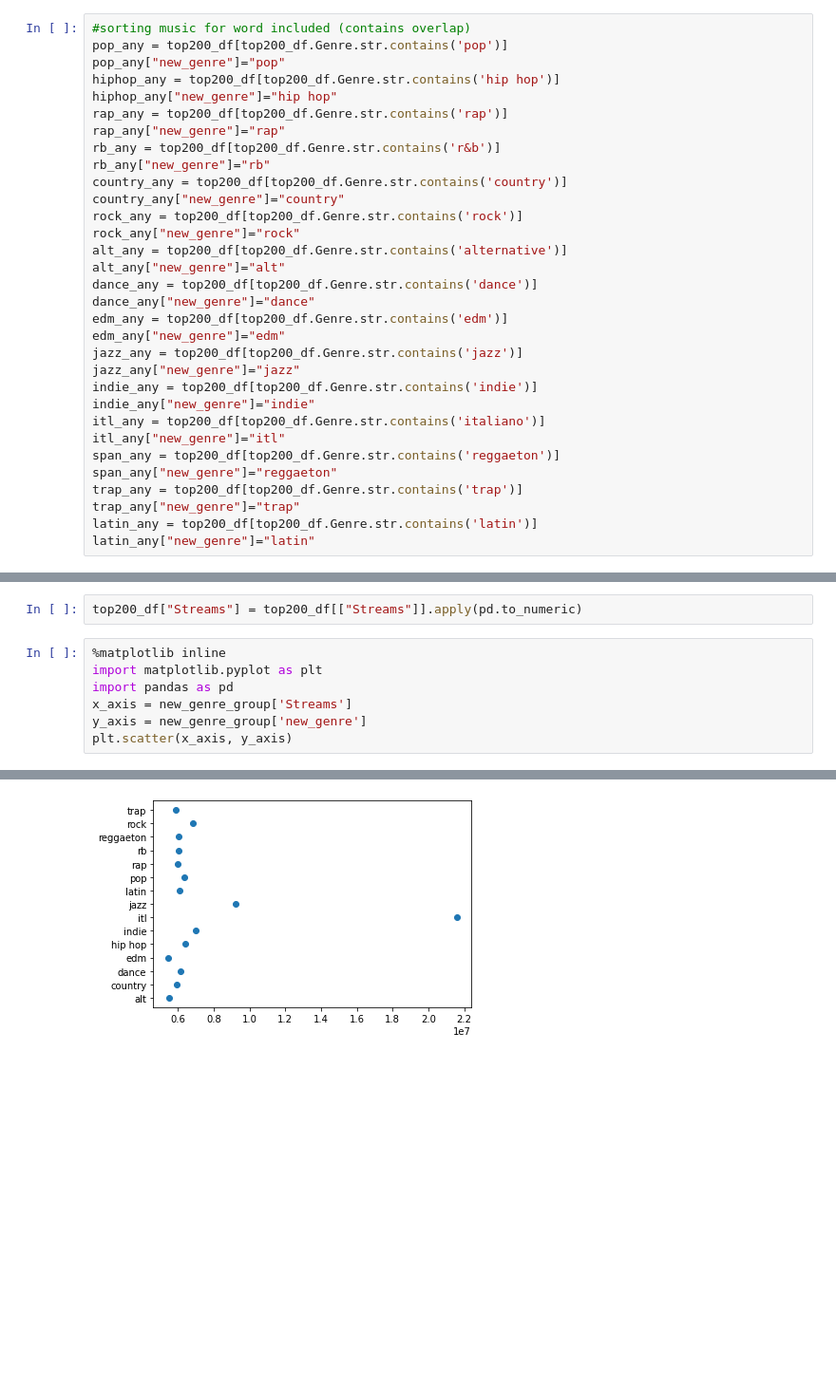
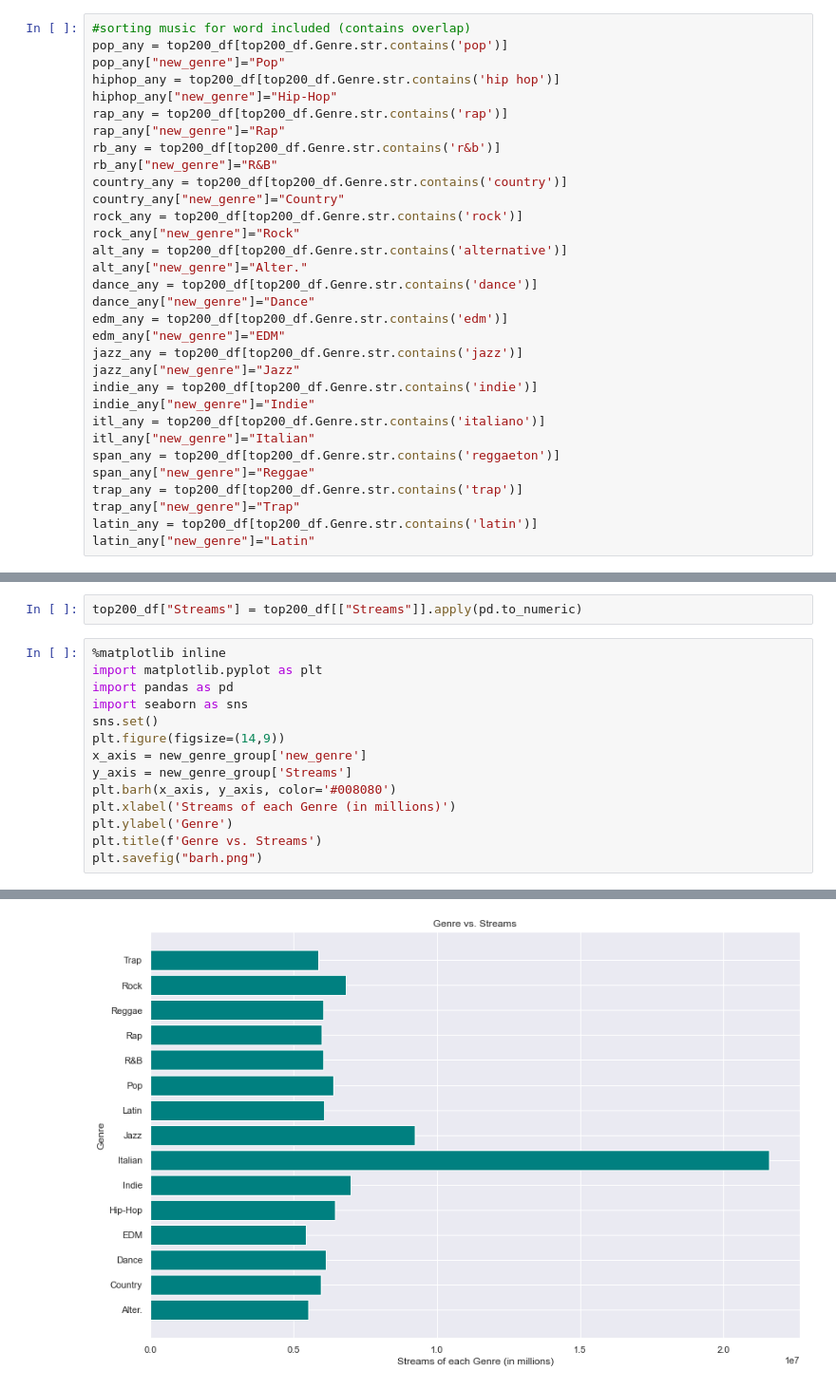
Before and after one commit to saharthejamal/project_one, a Jupyter notebook: sahar_code.ipynb, the cells around one changed output, grey strips where cells are left out. Shown at 95% size. Cells and saved outputs as stored; diff of their text form; blank space fills up the shorter version.

```diff
--- a/sahar_code.ipynb
+++ b/sahar_code.ipynb
@@ -30,35 +31,35 @@ top200_df.Genre = top200_df.Genre.str.replace("\'", "")
 # %%
 #sorting music for word included (contains overlap)
 pop_any = top200_df[top200_df.Genre.str.contains('pop')]
-pop_any["new_genre"]="pop"
+pop_any["new_genre"]="Pop"
 hiphop_any = top200_df[top200_df.Genre.str.contains('hip hop')]
-hiphop_any["new_genre"]="hip hop"
+hiphop_any["new_genre"]="Hip-Hop"
 rap_any = top200_df[top200_df.Genre.str.contains('rap')]
-rap_any["new_genre"]="rap"
+rap_any["new_genre"]="Rap"
 rb_any = top200_df[top200_df.Genre.str.contains('r&b')]
-rb_any["new_genre"]="rb"
+rb_any["new_genre"]="R&B"
 country_any = top200_df[top200_df.Genre.str.contains('country')]
-country_any["new_genre"]="country"
+country_any["new_genre"]="Country"
 rock_any = top200_df[top200_df.Genre.str.contains('rock')]
-rock_any["new_genre"]="rock"
+rock_any["new_genre"]="Rock"
 alt_any = top200_df[top200_df.Genre.str.contains('alternative')]
-alt_any["new_genre"]="alt"
+alt_any["new_genre"]="Alter."
 dance_any = top200_df[top200_df.Genre.str.contains('dance')]
-dance_any["new_genre"]="dance"
+dance_any["new_genre"]="Dance"
 edm_any = top200_df[top200_df.Genre.str.contains('edm')]
-edm_any["new_genre"]="edm"
+edm_any["new_genre"]="EDM"
 jazz_any = top200_df[top200_df.Genre.str.contains('jazz')]
-jazz_any["new_genre"]="jazz"
+jazz_any["new_genre"]="Jazz"
 indie_any = top200_df[top200_df.Genre.str.contains('indie')]
-indie_any["new_genre"]="indie"
+indie_any["new_genre"]="Indie"
 itl_any = top200_df[top200_df.Genre.str.contains('italiano')]
-itl_any["new_genre"]="itl"
+itl_any["new_genre"]="Italian"
 span_any = top200_df[top200_df.Genre.str.contains('reggaeton')]
-span_any["new_genre"]="reggaeton"
+span_any["new_genre"]="Reggae"
 trap_any = top200_df[top200_df.Genre.str.contains('trap')]
-trap_any["new_genre"]="trap"
+trap_any["new_genre"]="Trap"
 latin_any = top200_df[top200_df.Genre.str.contains('latin')]
-latin_any["new_genre"]="latin"
+latin_any["new_genre"]="Latin"
 # %% [output]
 A value is trying to be set on a copy of a slice from a DataFrame.
 Try using .loc[row_indexer,col_indexer] = value instead
@@ -136,7 +165,14 @@ top200_df["Streams"] = top200_df[["Streams"]].apply(pd.to_numeric)
 %matplotlib inline
 import matplotlib.pyplot as plt
 import pandas as pd
-x_axis = new_genre_group['Streams']
-y_axis = new_genre_group['new_genre']
-plt.scatter(x_axis, y_axis)
+import seaborn as sns
+sns.set()
+plt.figure(figsize=(14,9))
+x_axis = new_genre_group['new_genre']
+y_axis = new_genre_group['Streams']
+plt.barh(x_axis, y_axis, color='#008080')
+plt.xlabel('Streams of each Genre (in millions)')
+plt.ylabel('Genre')
+plt.title(f'Genre vs. Streams')
+plt.savefig("barh.png")
 # %% [output]
@@ -144 +179 @@ plt.scatter(x_axis, y_axis)
-[figure, old version]
+[figure, new version]
```
Also changed, not shown: parts of 19 cells of this notebook, 5 other files.
